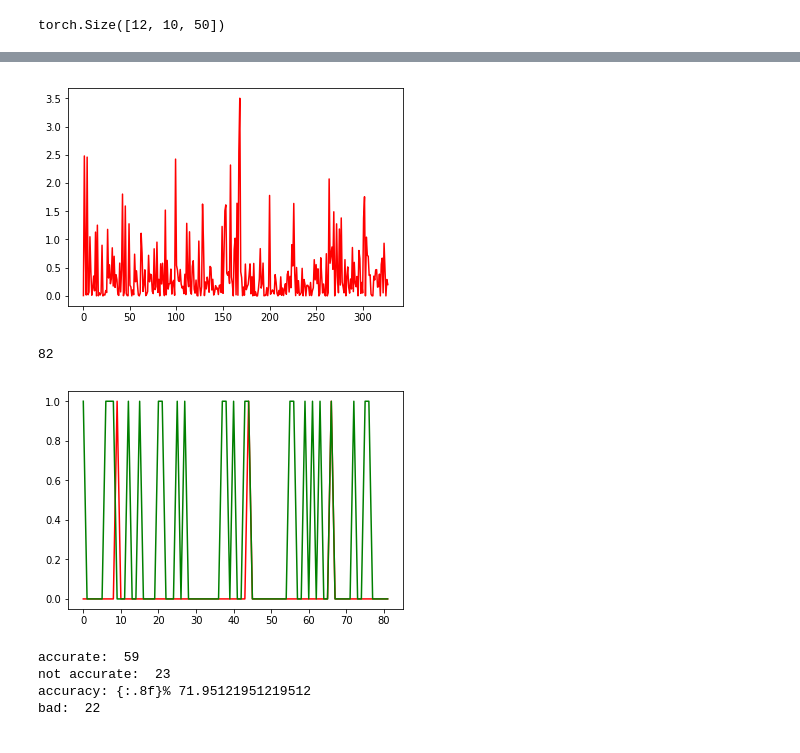
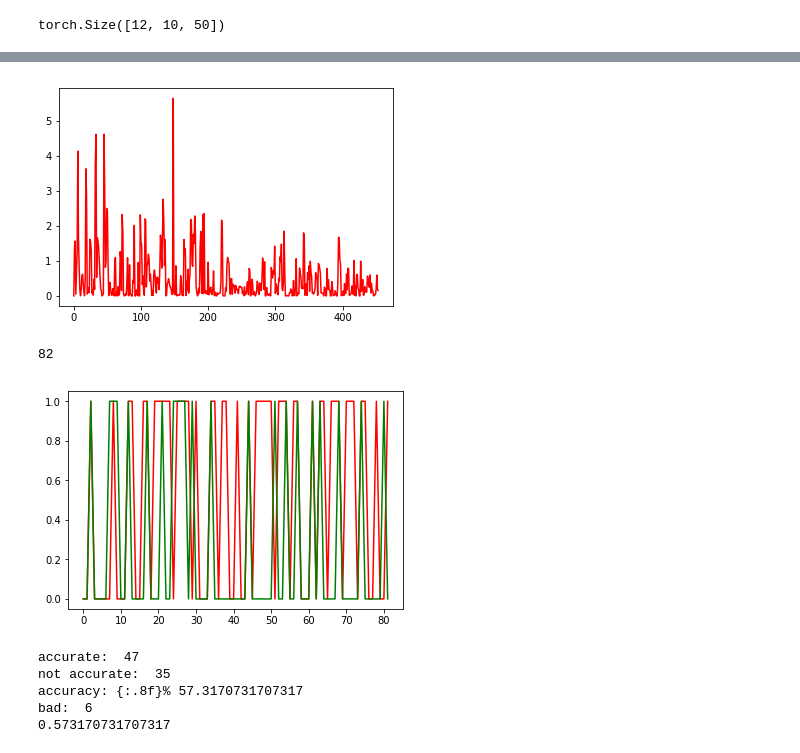
Before and after one commit to dcxSt/defective_pilot, a Jupyter notebook: LSTM.ipynb, the cells around one changed output, grey strips where cells are left out. Drawn from its saved outputs; the diff is of its cells as text; code cells hidden in the pictures.

```diff
--- a/LSTM.ipynb
+++ b/LSTM.ipynb
@@ -88,7 +88,7 @@ class LSTM_model(nn.Module):
         super(LSTM_model, self).__init__()
 
         self.input_size = 10
-        self.hidden_size = 55
+        self.hidden_size = 38
         self.num_layers = 1
         self.dropout = 0.1
         self.bias = False
@@ -154,8 +154,8 @@ class LSTM_model(nn.Module):
 #         return hidden2
 # %%
 model = LSTM_model()
-learning_rate = 0.0008
-max_grad_norm = 5
+learning_rate = 0.0009
+max_grad_norm = 4
 loss_fn = nn.MSELoss()
 optimizer = optim.Adam(model.parameters(), lr=learning_rate)
 
@@ -187,6 +187,10 @@ for a_pilot in range(328):
     num_batches = num_sequences // batch_size
 
 #     print("Pilot {} : Training model for {} epoch of {} batches".format(a_pilot,num_epochs, num_batches))
+    if (y_targets[0] == 1):
+        num_epochs = 2
+    else:
+        num_epochs = 1
     for epoch in range(num_epochs):
         total_loss = 0
 
@@ -244,7 +248,7 @@ Epoch 1: Loss = 0.20118469
 plt.plot(np.array(loss_values), 'r')
 plt.show()
 # %% [output]
-[figure, old version]
+[figure, new version]
 # %%
 #TESTING ACCURACY
 hidden = model.init_hidden(12)
@@ -258,35 +262,40 @@ for a_pilot in range(82):
 
     a_pred = model(sequences, hidden)
 
     pred.append(int(a_pred+0.5))
 
 print(len(pred))
 # print(pred)
 
 plt.plot(np.array(pred), 'r')
 plt.plot(y_test, 'g')
 plt.show()
 
 accurate = 0
 n_acc = 0
 bad = 0
 for i in range(82):
     if y_test[i] == pred[i]:
         accurate += 1
     else:
         n_acc += 1
         if y_test[i] == 1:
             bad += 1
 
 print("accurate: ", accurate)
 print("not accurate: ", n_acc)
 accuracy = accurate/(n_acc + accurate)
 print("accuracy: {:.8f}%", 100*accuracy)
 print("bad: ", bad)
+
+from sklearn.metrics import f1_score
+f = f1_score(y_test, pred, average = 'micro')
+print(f)
 # %% [output]
 82
-[figure, old version]
+[figure, new version]
-accurate:  59
-not accurate:  23
-accuracy: {:.8f}% 71.95121951219512
-bad:  22
+accurate:  47
+not accurate:  35
+accuracy: {:.8f}% 57.3170731707317
+bad:  6
+0.573170731707317
```
Also changed, not shown: parts of 1 cell of this notebook, 3 other files.
